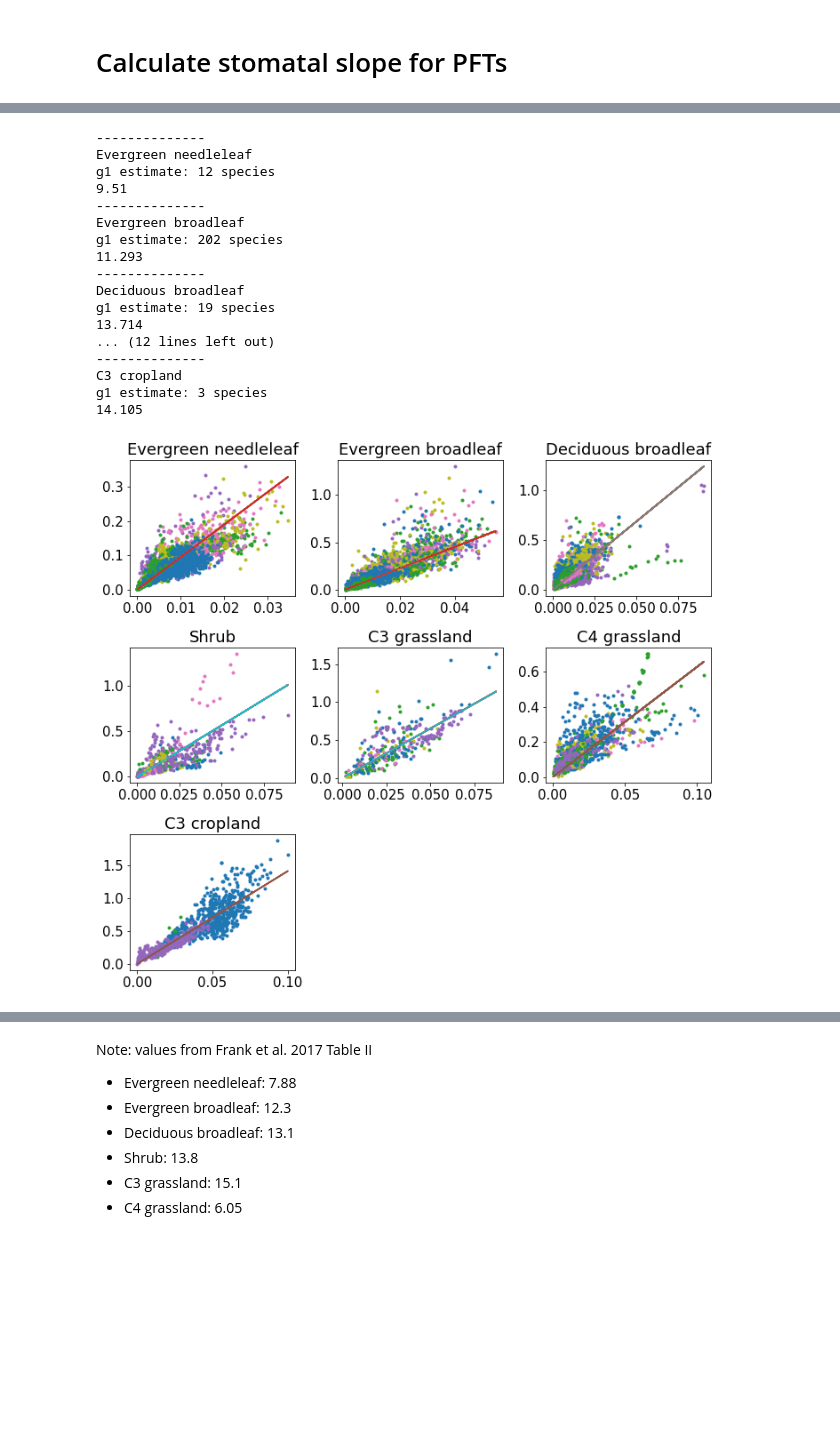
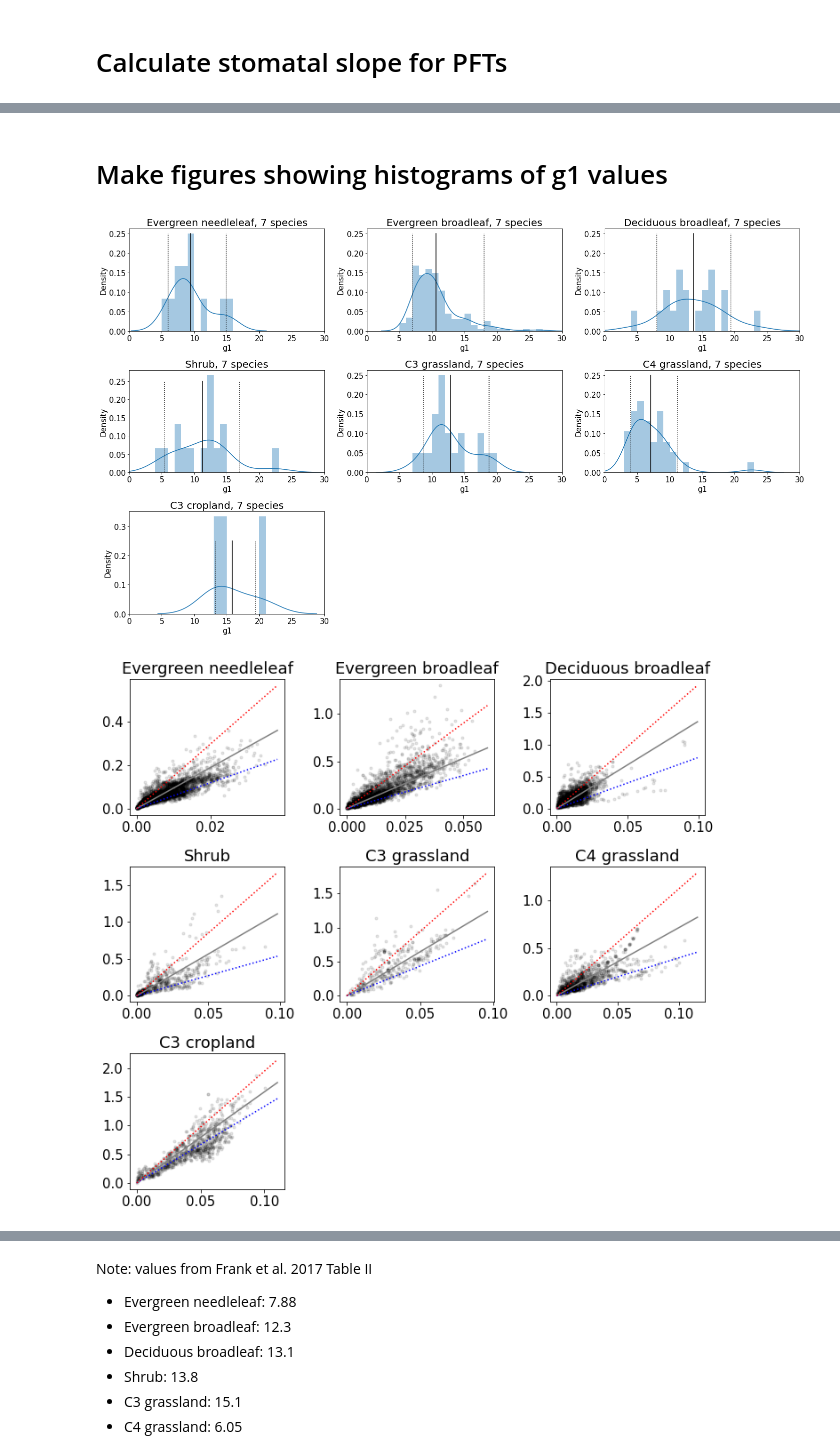
Before and after one commit to czarakas/TREE2H2O, a Jupyter notebook: code/stomatal_slope_experiments/preprocessing/generate_stomatal_slope_ranges/Calculate_parameter_range_from_Lin_et_al_2015.ipynb, the cells around one changed output, grey strips where cells are left out. Cells and saved outputs as stored; diff of their text form; code cells hidden in the pictures; blank space fills up the shorter version.

Commit message:
Updated run scripts and parameter file generation

```diff
--- a/code/stomatal_slope_experiments/preprocessing/generate_stomatal_slope_ranges/Calculate_parameter_range_from_Lin_et_al_2015.ipynb
+++ b/code/stomatal_slope_experiments/preprocessing/generate_stomatal_slope_ranges/Calculate_parameter_range_from_Lin_et_al_2015.ipynb
@@ -289,55 +153,56 @@ g1 estimate: 3 species
+# %% [markdown]
+# Make figures showing histograms of g1 values
+# %%
+plt.figure(figsize=[20,12])
+plt.rcParams.update({'font.size': 15})
+
+for j, PFT_category in enumerate(PFT_CATEGORIES):
+
+    plt.subplot(3,3,j+1)
+
+    # Make subplot
+    output = sns.distplot(np.array(df_g1.species_g1s[j]), bins=np.arange(0,50,1))
+    plt.xlim([0, 30])
+    plt.xlabel('g1')
+    plt.plot([df_g1.g1_5pct[j], df_g1.g1_5pct[j]],[0,0.25],':k')
+    plt.plot([df_g1.g1_mean[j], df_g1.g1_mean[j]],[0,0.25],'-k')
+    plt.plot([df_g1.g1_95pct[j], df_g1.g1_95pct[j]],[0,0.25],':k')
+    plt.title(PFT_category+', '+str(len(df_g1.species_g1s))+' species', fontsize=20)
+
+plt.tight_layout()
+plt.savefig('Histograms.png')
+# %% [output]
+[figure, added]
 # %%
 plt.figure(figsize=[10,9])
 plt.rcParams.update({'font.size': 15})
 
 # ----------------------- Use this if grouping by PFT category (broader categorization, used in CLM)
 # This is the approach we take for selecting range for model experiments
-PFT_avgs = np.zeros(np.size(PFT_categories))
-for i, PFT_category in enumerate(PFT_categories):
+
+for i, PFT_category in enumerate(PFT_CATEGORIES):
     plt.subplot(3,3,i+1)
     #Subset to single PFT
     df_subset = df_BB[df_BB['PFT_category']==PFT_category]
-    plttitle = PFT_category
 
-    # Fit mixed effects model (where species is random effect)
-    model = smf.mixedlm("yvals_BB ~ xvals_BB-1", df_subset,
-                        groups=df_subset.Species,
-                        re_formula="0 + xvals_BB")
-    results = model.fit()
-    params = results.params
-    predictions = model.predict(params)
-    PFT_avgs[i] = params['xvals_BB']
 
     # Make figure
-
-    for species in df_subset['Species'].unique():
-        plt.plot(df_subset[df_subset['Species']==species].xvals_BB,
-                 df_subset[df_subset['Species']==species].yvals_BB,'.')
-        plt.plot(df_subset["xvals_BB"], predictions)
-    plt.title(plttitle)
+    plt.plot(df_subset.xvals_BB, df_subset.yvals_BB,'.k',alpha=0.1)
+    xrange = np.linspace(0,np.nanmax(df_subset.xvals_BB)*1.1,20)
+    m_mean=df_g1[df_g1.PFT_category==PFT_category].g1_mean.values[0]
+    m_low=df_g1[df_g1.PFT_category==PFT_category].g1_5pct.values[0]
+    m_high=df_g1[df_g1.PFT_category==PFT_category].g1_95pct.values[0]
+    plt.plot(xrange, m_mean*xrange,'-',color='gray')
+    plt.plot(xrange, m_low*xrange,':b')
+    plt.plot(xrange, m_high*xrange,':r')
+    plt.title(PFT_category)
 
     # Print Summary
-    print('--------------')
-    print(plttitle)
-    print('g1 estimate: '+str(np.size(df_subset['Species'].unique()))+' species')
-    print(np.round(PFT_avgs[i],3))
+    if print_on:
+        print('--------------')
+        print(PFT_category)
+        print('g1 estimate: '+str(np.size(df_subset['Species'].unique()))+' species')
+        print(np.round(PFT_avgs[i],3))
 plt.tight_layout()
 # %% [output]
---------------
-Evergreen needleleaf
-g1 estimate: 12 species
-9.51
---------------
-Evergreen broadleaf
-g1 estimate: 202 species
-11.293
---------------
-Deciduous broadleaf
-g1 estimate: 19 species
-13.714
-... (12 lines left out)
---------------
-C3 cropland
-g1 estimate: 3 species
-14.105
-[figure, old version]
+[figure, new version]
```
Also changed, not shown: parts of 59 cells of this notebook, 11 other files.
